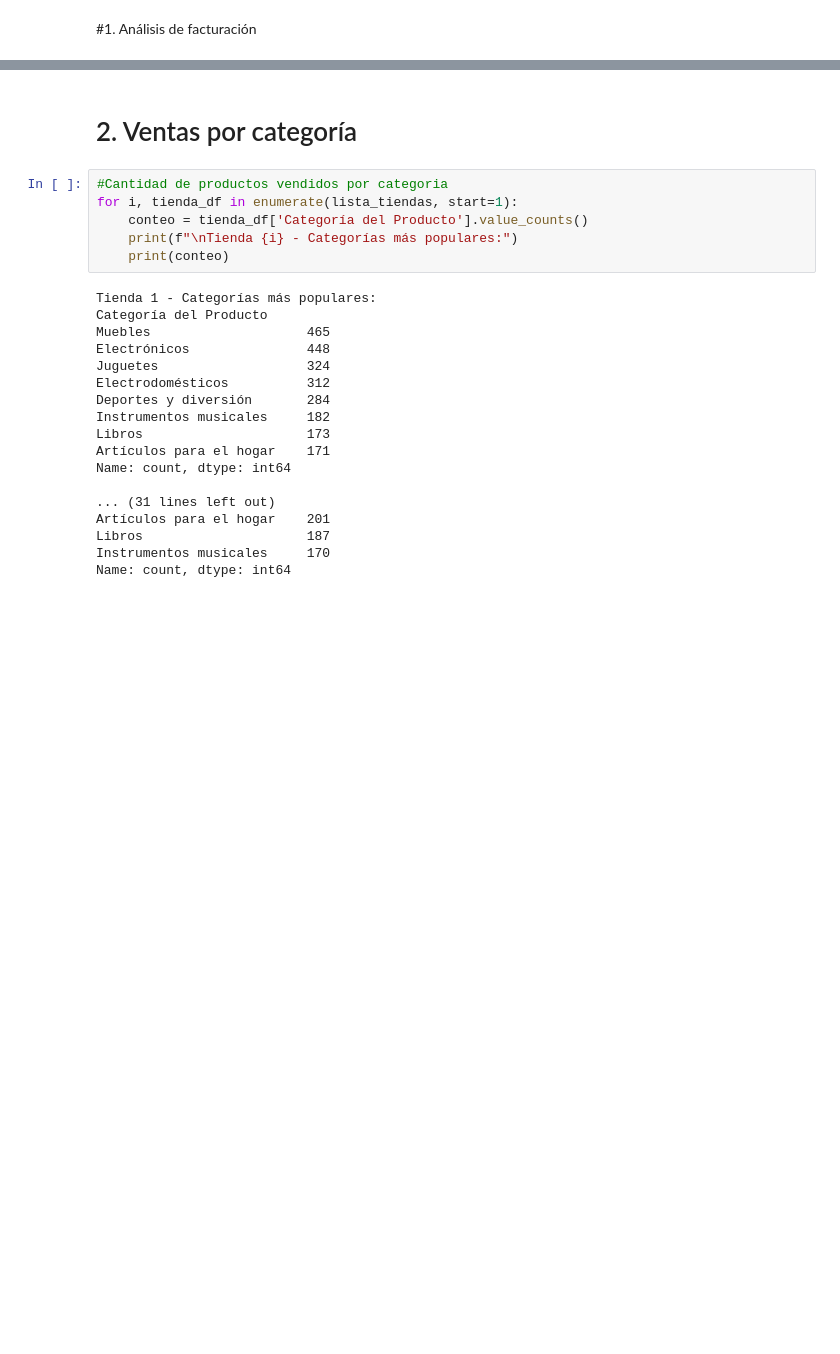
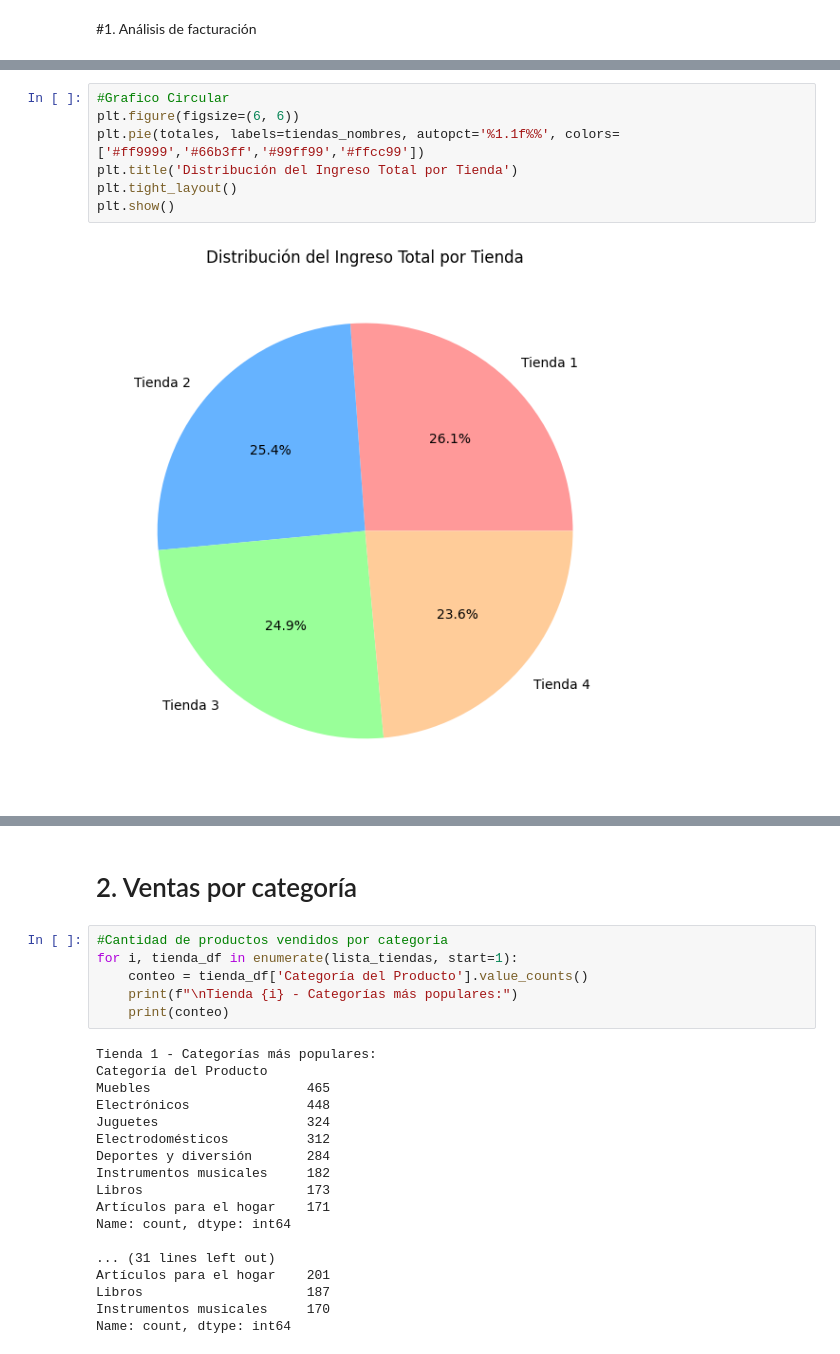
Before and after one commit to JoelSaucedo8/ChallengeDataScience, a Jupyter notebook: AluraStoreLatam.ipynb, the cells around one changed output, grey strips where cells are left out. Drawn from its saved outputs; the diff is of its cells as text; blank space fills up the shorter version.

```diff
--- a/AluraStoreLatam.ipynb
+++ b/AluraStoreLatam.ipynb
@@ -39,0 +56,9 @@ print(totales)
+# %%
+#Grafico Circular
+plt.figure(figsize=(6, 6))
+plt.pie(totales, labels=tiendas_nombres, autopct='%1.1f%%', colors=['#ff9999','#66b3ff','#99ff99','#ffcc99'])
+plt.title('Distribución del Ingreso Total por Tienda')
+plt.tight_layout()
+plt.show()
+# %% [output]
+[figure, added]
```
Also changed, not shown: parts of 18 cells of this notebook.
